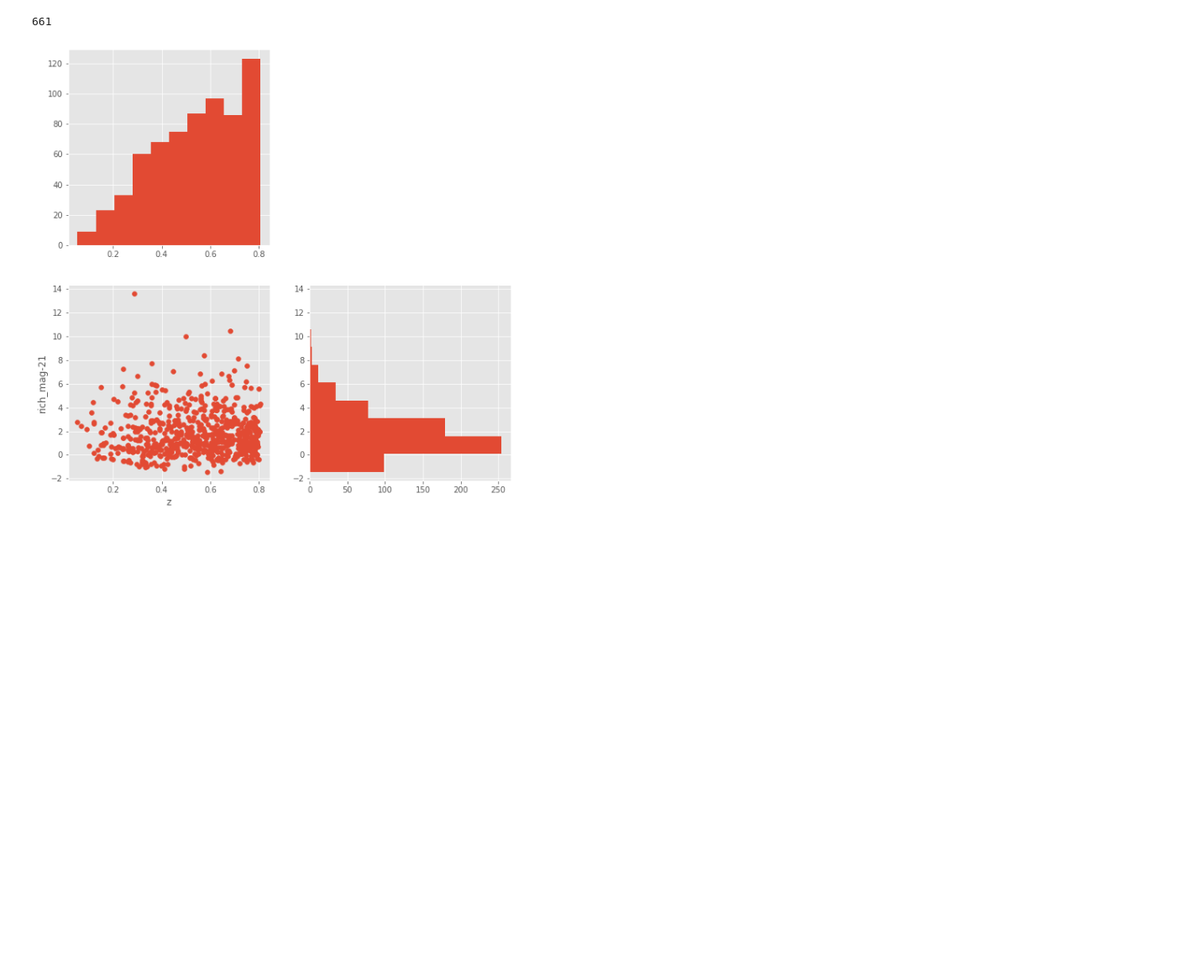
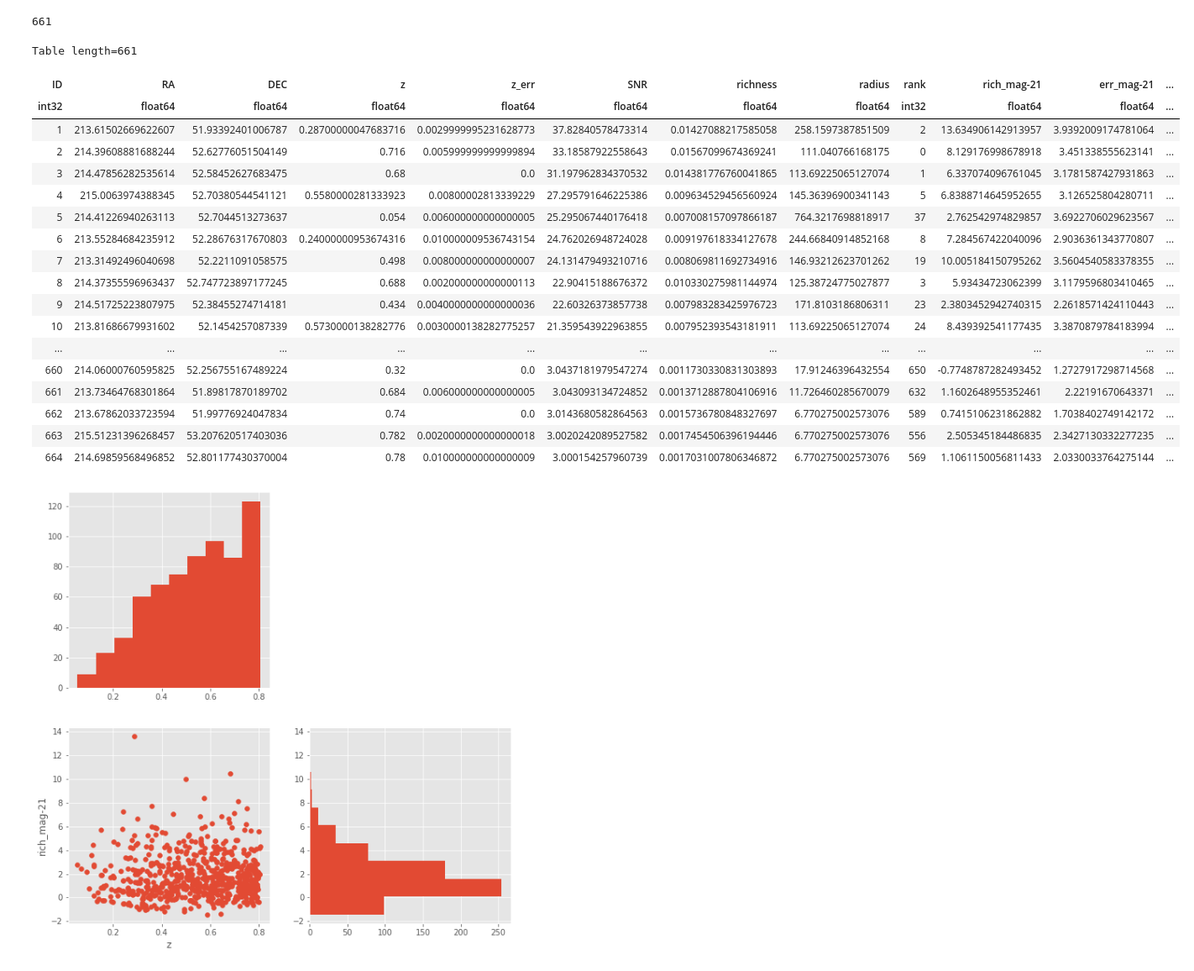
Before and after one commit to andrevitorelli/xlensing, a Jupyter notebook: notebooks/Concentrations_of_Clusters-JPAS.ipynb, the cells around one changed output. Shown at 84% size. Cells and saved outputs as stored; diff of their text form; code cells hidden in the pictures; blank space fills up the shorter version.

```diff
--- a/notebooks/Concentrations_of_Clusters-JPAS.ipynb
+++ b/notebooks/Concentrations_of_Clusters-JPAS.ipynb
@@ -51,3 +53,25 @@ len(clusters)
+# %%
+clusters
+# %% [output]
+Table length=661
+| ID | RA | DEC | z | z_err | SNR | richness | radius | rank | rich_mag-21 | err_mag-21 | ... |
+| int32 | float64 | float64 | float64 | float64 | float64 | float64 | float64 | int32 | float64 | float64 | ... |
+| 1 | 213.61502669622607 | 51.93392401006787 | 0.28700000047683716 | 0.0029999995231628773 | 37.82840578473314 | 0.01427088217585058 | 258.1597387851509 | 2 | 13.634906142913957 | 3.9392009174781064 | ... |
+| 2 | 214.39608881688244 | 52.62776051504149 | 0.716 | 0.005999999999999894 | 33.18587922558643 | 0.01567099674369241 | 111.040766168175 | 0 | 8.129176998678918 | 3.451338555623141 | ... |
+| 3 | 214.47856282535614 | 52.58452627683475 | 0.68 | 0.0 | 31.197962834370532 | 0.014381776760041865 | 113.69225065127074 | 1 | 6.337074096761045 | 3.1781587427931863 | ... |
+| 4 | 215.0063974388345 | 52.70380544541121 | 0.5580000281333923 | 0.00800002813339229 | 27.295791646225386 | 0.009634529456560924 | 145.36396900341143 | 5 | 6.8388714645952655 | 3.126525804280711 | ... |
+| 5 | 214.41226940263113 | 52.7044513273637 | 0.054 | 0.006000000000000005 | 25.295067440176418 | 0.007008157097866187 | 764.3217698818917 | 37 | 2.762542974829857 | 3.6922706029623567 | ... |
+| 6 | 213.55284684235912 | 52.28676317670803 | 0.24000000953674316 | 0.010000009536743154 | 24.762026948724028 | 0.009197618334127678 | 244.66840914852168 | 8 | 7.284567422040096 | 2.9036361343770807 | ... |
+| 7 | 213.31492496040698 | 52.2211091058575 | 0.498 | 0.008000000000000007 | 24.131479493210716 | 0.008069811692734916 | 146.93212623701262 | 19 | 10.005184150795262 | 3.5604540583378355 | ... |
+| 8 | 214.37355596963437 | 52.747723897177245 | 0.688 | 0.002000000000000113 | 22.90415188676372 | 0.010330275981144974 | 125.38724775027877 | 3 | 5.93434723062399 | 3.1179596803410465 | ... |
+| 9 | 214.51725223807975 | 52.38455274714181 | 0.434 | 0.0040000000000000036 | 22.60326373857738 | 0.007983283425976723 | 171.8103186806311 | 23 | 2.3803452942740315 | 2.2618571424110443 | ... |
+| 10 | 213.81686679931602 | 52.1454257087339 | 0.5730000138282776 | 0.0030000138282775257 | 21.359543922963855 | 0.007952393543181911 | 113.69225065127074 | 24 | 8.439392541177435 | 3.3870879784183994 | ... |
+| ... | ... | ... | ... | ... | ... | ... | ... | ... | ... | ... | ... |
+| 660 | 214.06000760595825 | 52.256755167489224 | 0.32 | 0.0 | 3.0437181979547274 | 0.0011730330831303893 | 17.91246396432554 | 650 | -0.7748787282493452 | 1.2727917298714568 | ... |
+| 661 | 213.73464768301864 | 51.89817870189702 | 0.684 | 0.006000000000000005 | 3.043093134724852 | 0.0013712887804106916 | 11.726460285670079 | 632 | 1.1602648955352461 | 2.22191670643371 | ... |
+| 662 | 213.67862033723594 | 51.99776924047834 | 0.74 | 0.0 | 3.0143680582864563 | 0.0015736780848327697 | 6.770275002573076 | 589 | 0.7415106231862882 | 1.7038402749142172 | ... |
+| 663 | 215.51231396268457 | 53.207620517403036 | 0.782 | 0.0020000000000000018 | 3.0020242089527582 | 0.0017454506396194446 | 6.770275002573076 | 556 | 2.505345184486835 | 2.3427130332277235 | ... |
+| 664 | 214.69859568496852 | 52.801177430370004 | 0.78 | 0.010000000000000009 | 3.000154257960739 | 0.0017031007806346872 | 6.770275002573076 | 569 | 1.1061150056811433 | 2.0330033764275144 | ... |
 # %%
 def scatter_hist(X,Y,labels):
   figure(figsize(10,10))
```
Also changed, not shown: parts of 21 cells of this notebook, 1 other file.
